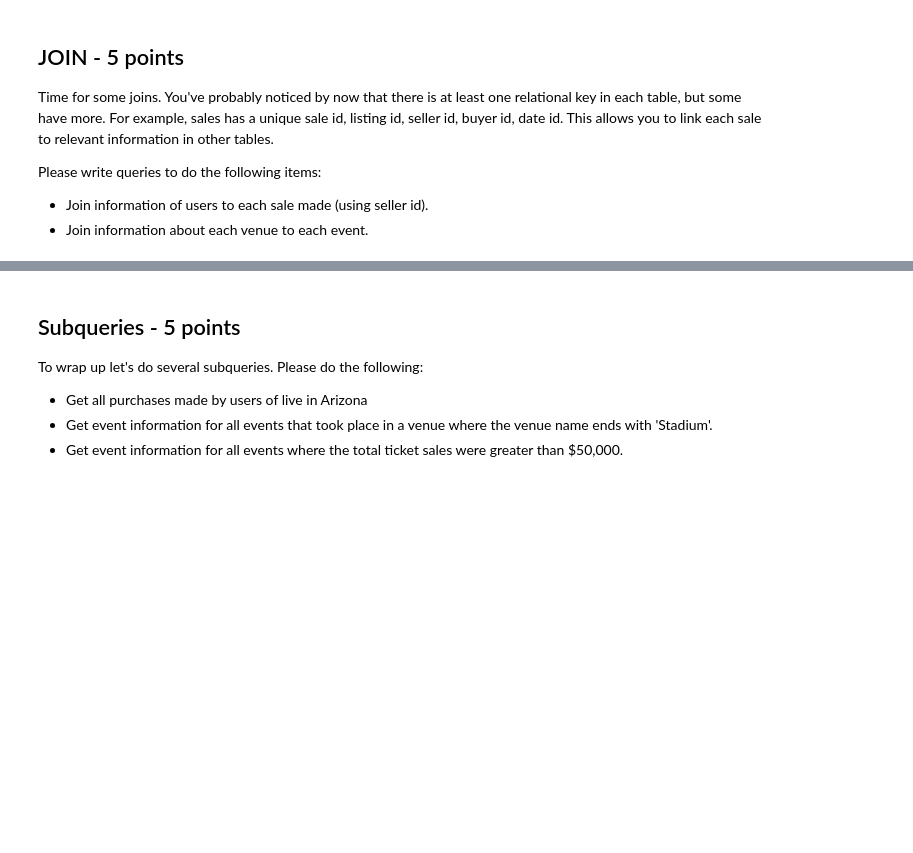
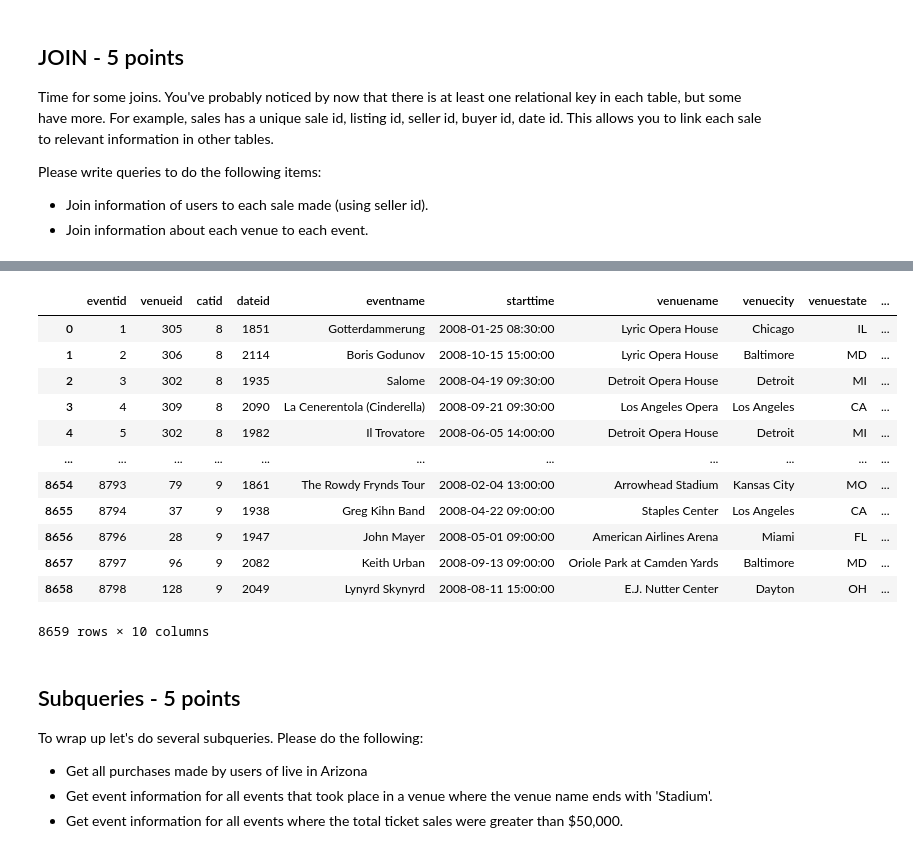
Before and after one commit to CougarBellinger/ISTA-322-FA24, a Jupyter notebook: Classwork/Homework/DE_HW4_cougar_bellinger.ipynb, the cells around one changed output, grey strips where cells are left out. Saved outputs shown, nothing was run; the diff lists cells and outputs as text; code cells hidden in the pictures; blank space fills up the shorter version.

```diff
--- a/Classwork/Homework/DE_HW4_cougar_bellinger.ipynb
+++ b/Classwork/Homework/DE_HW4_cougar_bellinger.ipynb
@@ -366,5 +380,31 @@ run_query(qs)
 # %%
 # For each event attach the venue information (correct solution has 8659 rows)
+
+qs = """
+    SELECT e.*, v.venuename, v.venuecity, v.venuestate, v.venueseats
+    FROM ticketsdb_event e
+    JOIN ticketsdb_venue v
+    ON e.venueid = v.venueid
+"""
+
+run_query(qs)
+
+# run_query("show tables")
+# sql_head("ticketsdb_venue")
+# %% [output]
+|  | eventid | venueid | catid | dateid | eventname | starttime | venuename | venuecity | venuestate | ... |
+| 0 | 1 | 305 | 8 | 1851 | Gotterdammerung | 2008-01-25 08:30:00 | Lyric Opera House | Chicago | IL | ... |
+| 1 | 2 | 306 | 8 | 2114 | Boris Godunov | 2008-10-15 15:00:00 | Lyric Opera House | Baltimore | MD | ... |
+| 2 | 3 | 302 | 8 | 1935 | Salome | 2008-04-19 09:30:00 | Detroit Opera House | Detroit | MI | ... |
+| 3 | 4 | 309 | 8 | 2090 | La Cenerentola (Cinderella) | 2008-09-21 09:30:00 | Los Angeles Opera | Los Angeles | CA | ... |
+| 4 | 5 | 302 | 8 | 1982 | Il Trovatore | 2008-06-05 14:00:00 | Detroit Opera House | Detroit | MI | ... |
+| ... | ... | ... | ... | ... | ... | ... | ... | ... | ... | ... |
+| 8654 | 8793 | 79 | 9 | 1861 | The Rowdy Frynds Tour | 2008-02-04 13:00:00 | Arrowhead Stadium | Kansas City | MO | ... |
+| 8655 | 8794 | 37 | 9 | 1938 | Greg Kihn Band | 2008-04-22 09:00:00 | Staples Center | Los Angeles | CA | ... |
+| 8656 | 8796 | 28 | 9 | 1947 | John Mayer | 2008-05-01 09:00:00 | American Airlines Arena | Miami | FL | ... |
+| 8657 | 8797 | 96 | 9 | 2082 | Keith Urban | 2008-09-13 09:00:00 | Oriole Park at Camden Yards | Baltimore | MD | ... |
+| 8658 | 8798 | 128 | 9 | 2049 | Lynyrd Skynyrd | 2008-08-11 15:00:00 | E.J. Nutter Center | Dayton | OH | ... |
+8659 rows × 10 columns
 # %% [markdown]
 ## Subqueries - 5 points
 
```
Also changed, not shown: parts of 4 cells of this notebook.
